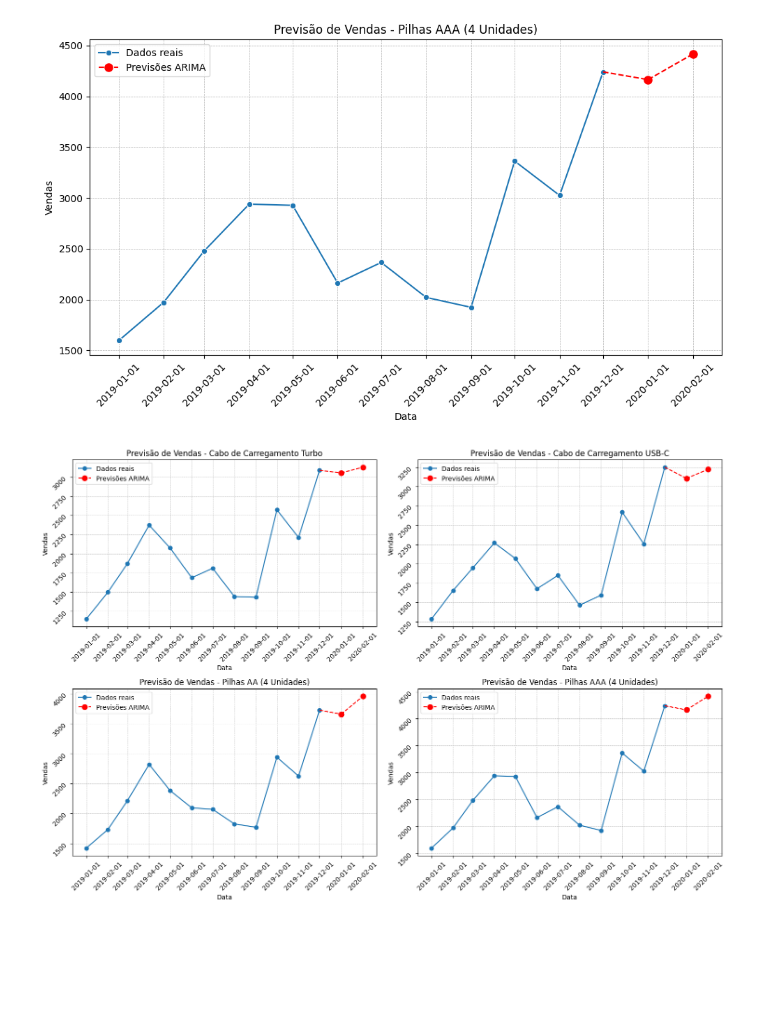
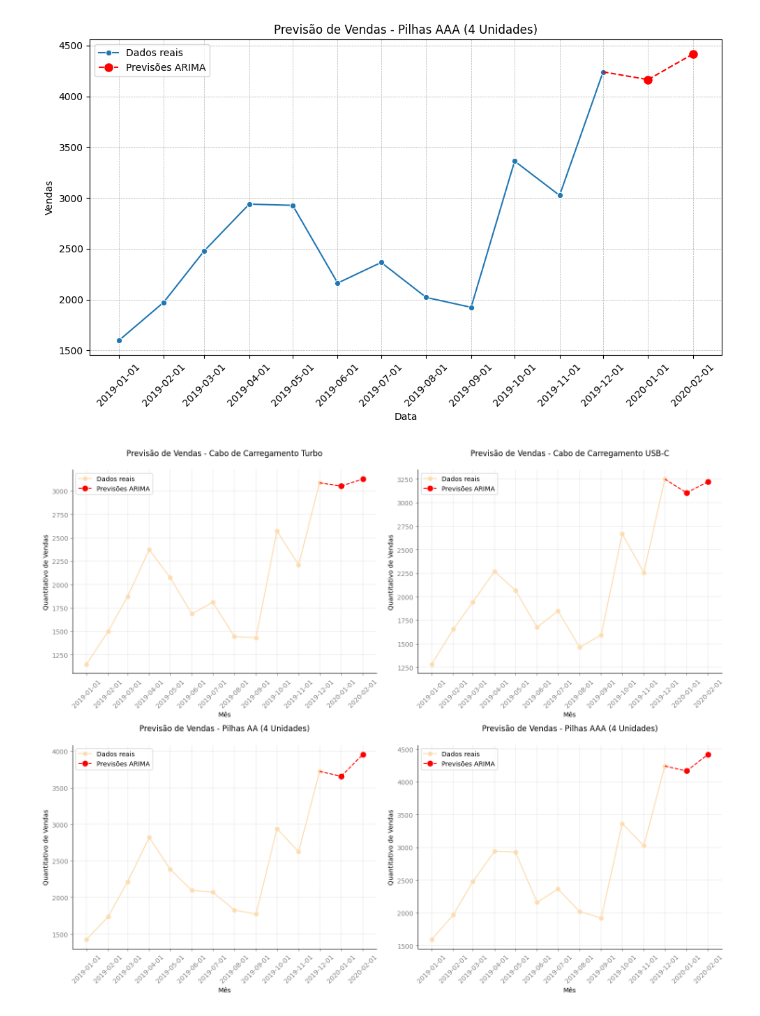
Before and after one commit to alyssonmontovanelli/analise_Previsao_Vendas_varejo, a Jupyter notebook: pre_processamento/proc_Alimentacao copy 2.ipynb, the cells around one changed output. Cells and saved outputs as stored; diff of their text form; code cells hidden in the pictures; blank space fills up the shorter version.

```diff
--- a/pre_processamento/proc_Alimentacao copy 2.ipynb
+++ b/pre_processamento/proc_Alimentacao copy 2.ipynb
@@ -267,7 +267,7 @@ Previsões ARIMA:
 [figure]
 # %%
 def preparaDF(df, list_alimentacao):
-    fig, axs = plt.subplots(len(list_alimentacao)//2, 2, figsize=(15, 10))
+    fig, axs = plt.subplots(len(list_alimentacao)//2, 2, figsize=(15, 12))
 
     for i, produto in enumerate(list_alimentacao):
         novo_df = df[df['Produto'] == produto]
@@ -281,29 +281,38 @@ def preparaDF(df, list_alimentacao):
 
         forecast_arima = fit_arima.forecast(steps=2)
 
+        sns.set_palette("OrRd")
+
         row = i // 2
         col = i % 2
 
         axs[row, col].plot(novo_df.index, novo_df.values, label='Dados reais', marker='o')
         axs[row, col].plot(forecast_arima.index, forecast_arima.values, color='red', linestyle='--', label='Previsões ARIMA', marker='o', markersize=8)
-        axs[row, col].grid(True, which='both', linestyle='--', linewidth=0.5)
+        axs[row, col].grid(True, which='both', linestyle='--', linewidth=0.3)
         axs[row, col].plot([novo_df.index[-1], forecast_arima.index[0]], [novo_df.values[-1], forecast_arima.values[0]], color='red', linestyle='--')
 
-        axs[row, col].set_xlabel('Data')
-        axs[row, col].set_ylabel('Vendas')
-        axs[row, col].set_title(f'Previsão de Vendas - {produto}')
+        axs[row, col].set_xlabel('Mês')
+        axs[row, col].set_ylabel('Quantitativo de Vendas')
+        axs[row, col].set_title(f'Previsão de Vendas - {produto}', y=1.05)
         axs[row, col].legend()
         axs[row, col].set_xticks(pd.date_range(start=novo_df.index[0], end=forecast_arima.index[-1], freq='MS'))
-        axs[row, col].tick_params(rotation=45)
+
+        axs[row, col].tick_params(axis='x', rotation=45, colors='gray') # Definindo cor cinza para os ticks do eixo x
+        axs[row, col].tick_params(axis='y', colors='gray') # Definindo cor
+
+        axs[row, col].spines['right'].set_visible(False)
+        axs[row, col].spines['top'].set_visible(False)
 
     plt.tight_layout()
     plt.show()
 # %%
 list_alimentacao = df_alimentacao_2['Produto'].unique()
 
+sns.set_palette("OrRd", 4)
+
 preparaDF(df_alimentacao_2, list_alimentacao)
 # %% [output]
-[figure, old version]
+[figure, new version]
 # %%
 map_data = {
  '2019-01-01': 'Jan/2019',
```
Also changed, not shown: 2 other files.
